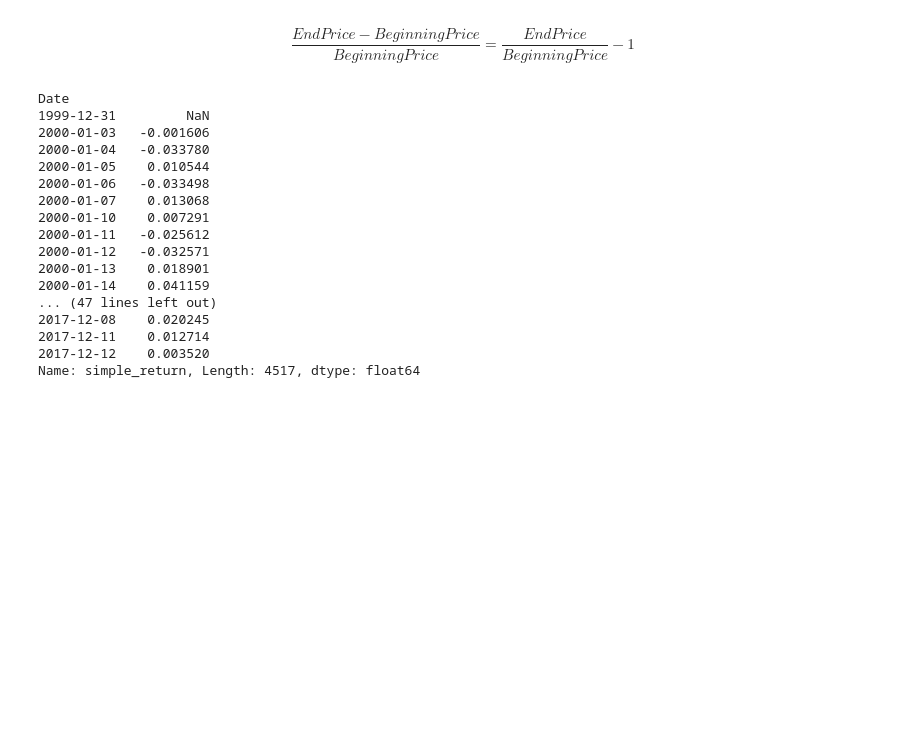
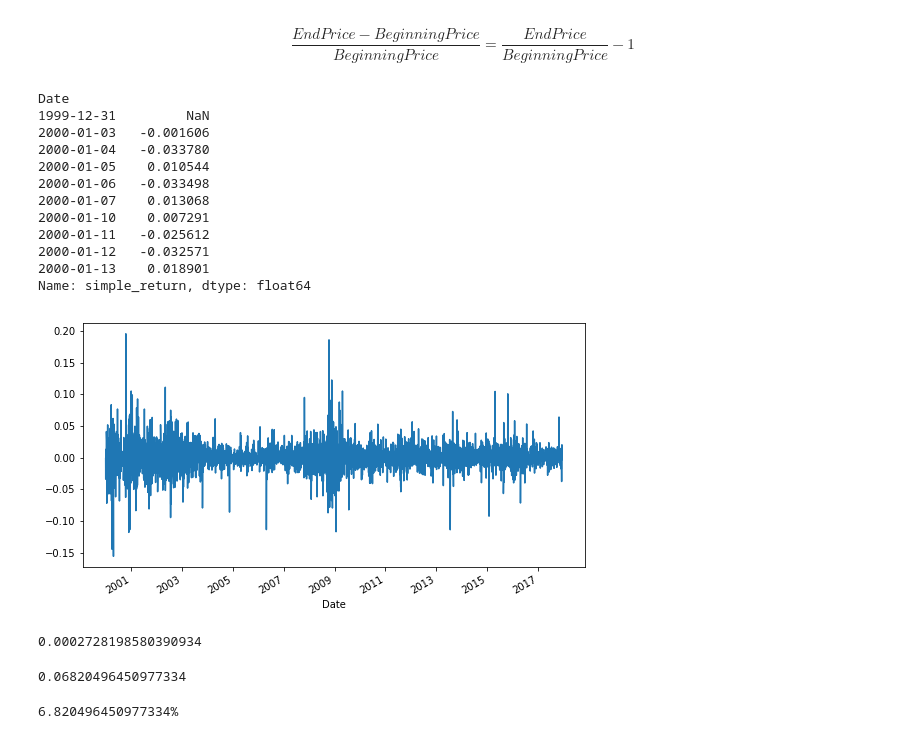
Before and after one commit to PacktPublishing/Hands-on-Python-for-Finance, a Jupyter notebook: Chapter 4/Simple rate of returns.ipynb, the cells around one changed output. Saved outputs shown, nothing was run; the diff lists cells and outputs as text; code cells hidden in the pictures; blank space fills up the shorter version.

```diff
--- a/Chapter 4/Simple rate of returns.ipynb
+++ b/Chapter 4/Simple rate of returns.ipynb
@@ -34,7 +34,7 @@ $$
 $$
 # %%
 MSFT['simple_return'] = (MSFT['Close'] / MSFT['Close'].shift(1)) - 1
-print (MSFT['simple_return'])
+print (MSFT['simple_return'].head(10))
 # %% [output]
 Date
 1999-12-31         NaN
@@ -47,9 +47,25 @@ Date
 2000-01-11   -0.025612
 2000-01-12   -0.032571
 2000-01-13    0.018901
-2000-01-14    0.041159
-... (47 lines left out)
-2017-12-08    0.020245
-2017-12-11    0.012714
-2017-12-12    0.003520
-Name: simple_return, Length: 4517, dtype: float64
+Name: simple_return, dtype: float64
+# %%
+MSFT.index=pd.to_datetime(MSFT.index)
+# %%
+MSFT['simple_return'].plot(figsize=(9,5))
+plt.show()
+# %% [output]
+[figure, added]
+# %%
+MSFT_average_return=MSFT['simple_return'].mean()
+MSFT_average_return
+# %% [output]
+0.0002728198580390934
+# %%
+MSFT_average_return=MSFT['simple_return'].mean()*250
+MSFT_average_return
+# %% [output]
+0.06820496450977334
+# %%
+print(str(MSFT_average_return * 100)+ '%')
+# %% [output]
+6.820496450977334%
```
